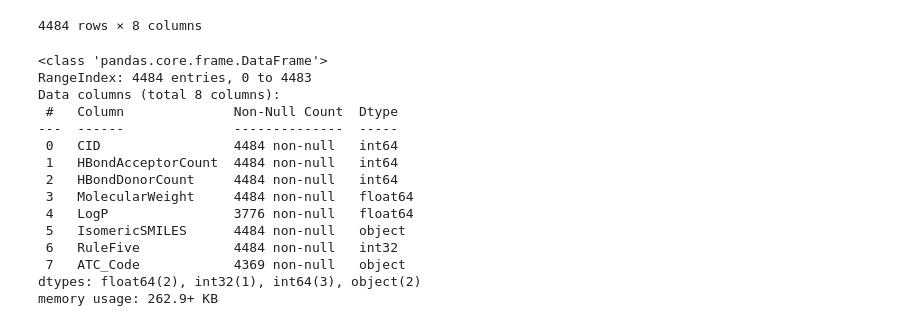
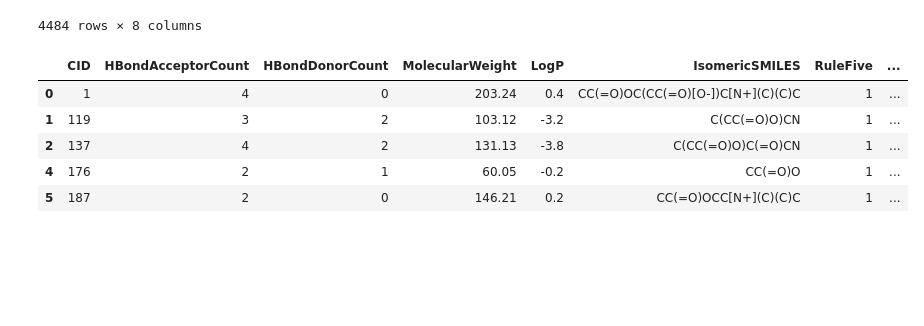
Before and after one commit to JoseCouceiro/TFM_project, a Jupyter notebook: MVP/dataframes/pubchem/get_pubchem_atc_sdf.ipynb, the cells around one changed output. Cells and saved outputs as stored; diff of their text form; code cells hidden in the pictures; blank space fills up the shorter version.

```diff
--- a/MVP/dataframes/pubchem/get_pubchem_atc_sdf.ipynb
+++ b/MVP/dataframes/pubchem/get_pubchem_atc_sdf.ipynb
@@ -136,18 +167,19 @@ pubchem_select
+# %%
+with open(os.path.join('..','dataframes_resources','dataframes_props.json')) as file:
+    res = json.load(file)
+matc_codes_explanation = res['matc_codes_explanation']
+# %%
+pubchem_select['MATC_Code_Explanation'] = pubchem_select['MATC_Code_Short'].map(matc_codes_explanation)
+# %%
+pubchem_select = pubchem_select.drop('ATC_Code', axis=1)
+# %%
+pubchem_select = pubchem_select[pubchem_select['MATC_Code_Short'].isna() == False]
 # %%
-pubchem_select.info()
+pubchem_select.head()
 # %% [output]
-<class 'pandas.core.frame.DataFrame'>
-RangeIndex: 4484 entries, 0 to 4483
-Data columns (total 8 columns):
- #   Column              Non-Null Count  Dtype
----  ------              --------------  -----
- 0   CID                 4484 non-null   int64
- 1   HBondAcceptorCount  4484 non-null   int64
- 2   HBondDonorCount     4484 non-null   int64
- 3   MolecularWeight     4484 non-null   float64
- 4   LogP                3776 non-null   float64
- 5   IsomericSMILES      4484 non-null   object
- 6   RuleFive            4484 non-null   int32
- 7   ATC_Code            4369 non-null   object
-dtypes: float64(2), int32(1), int64(3), object(2)
-memory usage: 262.9+ KB
+|  | CID | HBondAcceptorCount | HBondDonorCount | MolecularWeight | LogP | IsomericSMILES | RuleFive | ... |
+| 0 | 1 | 4 | 0 | 203.24 | 0.4 | CC(=O)OC(CC(=O)[O-])C[N+](C)(C)C | 1 | ... |
+| 1 | 119 | 3 | 2 | 103.12 | -3.2 | C(CC(=O)O)CN | 1 | ... |
+| 2 | 137 | 4 | 2 | 131.13 | -3.8 | C(CC(=O)O)C(=O)CN | 1 | ... |
+| 4 | 176 | 2 | 1 | 60.05 | -0.2 | CC(=O)O | 1 | ... |
+| 5 | 187 | 2 | 0 | 146.21 | 0.2 | CC(=O)OCC[N+](C)(C)C | 1 | ... |
```
Also changed, not shown: parts of 5 cells of this notebook, 5 other files.
